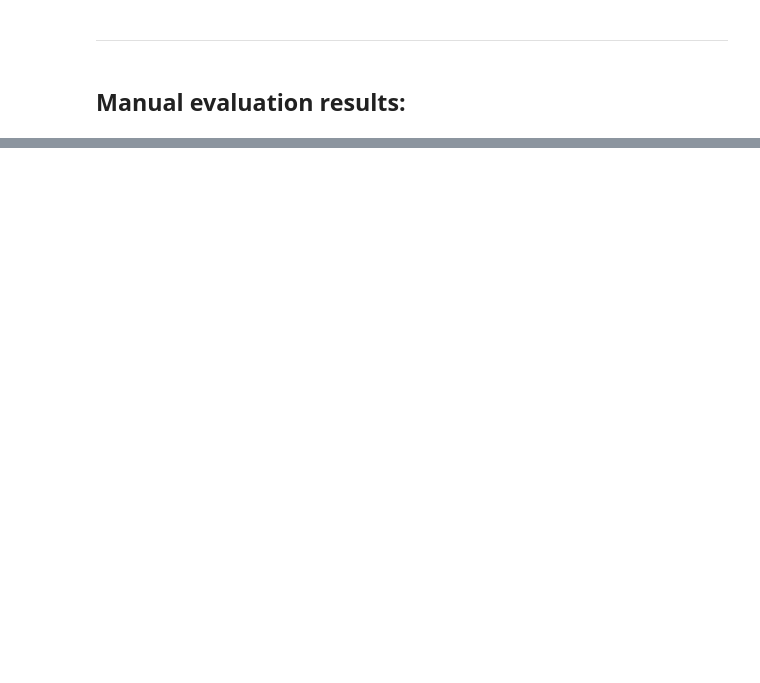
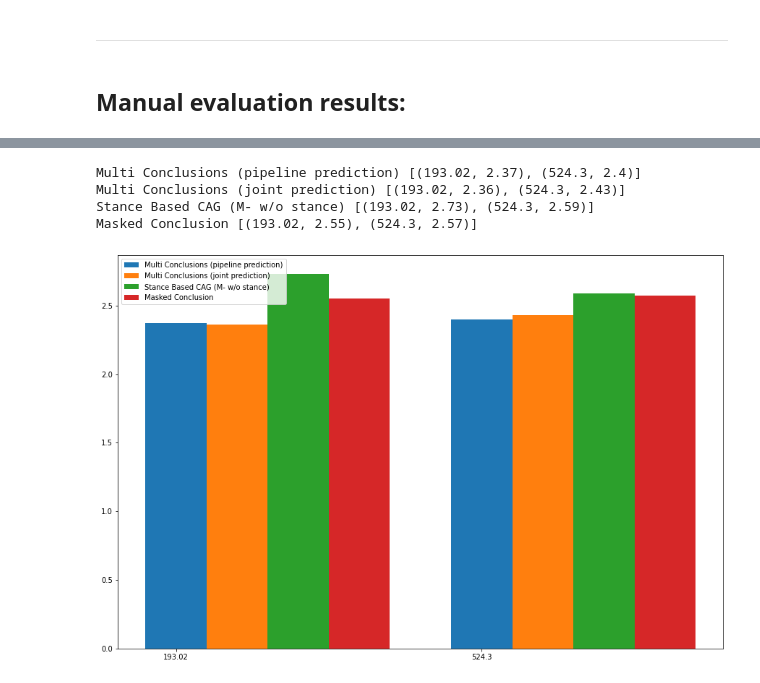
Before and after one commit to webis-de/eacl23-conclusion-based-counter-argument-generation, a Jupyter notebook: src-ipynb/evaluating-conclusion-and-ca-models.ipynb, the cells around one changed output, grey strips where cells are left out. Saved outputs shown, nothing was run; the diff lists cells and outputs as text; code cells hidden in the pictures; blank space fills up the shorter version.

```diff
--- a/src-ipynb/evaluating-conclusion-and-ca-models.ipynb
+++ b/src-ipynb/evaluating-conclusion-and-ca-models.ipynb
@@ -707,0 +698,23 @@ plt.show()
+# %%
+score_dist = {}
+for clm_name, clm in pred_clms.items():
+    score_dist[clm_name] = analyze_effetiveness(all_ann_df, clm, 'majority', dimension='argument_len', num_buckets=2)
+
+fig = plt.figure(figsize=(15,10))
+width = 0.2 #/len(score_dist)
+for i, item, in enumerate(score_dist.items()):
+    app, app_scores = item[0], item[1]
+    print(app, app_scores)
+    xs, ys = zip(*app_scores)
+    plt.bar([x + (i * width) for x in range(0, len(xs))], ys, width=width , label=app,)
+
+plt.xticks(range(0, len(xs)), xs)
+plt.legend()
+plt.savefig('./figures/arg_len_to_manual_score_correlation.pdf')
+plt.show()
+# %% [output]
+Multi Conclusions (pipeline prediction) [(193.02, 2.37), (524.3, 2.4)]
+Multi Conclusions (joint prediction) [(193.02, 2.36), (524.3, 2.43)]
+Stance Based CAG (M- w/o stance) [(193.02, 2.73), (524.3, 2.59)]
+Masked Conclusion [(193.02, 2.55), (524.3, 2.57)]
+[figure, added]
```
Also changed, not shown: parts of 60 cells of this notebook, 16 other files.
